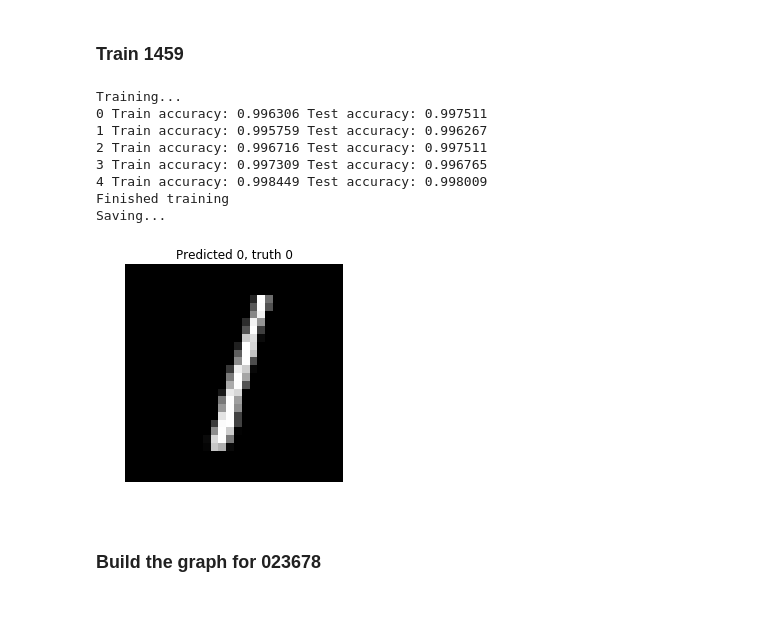
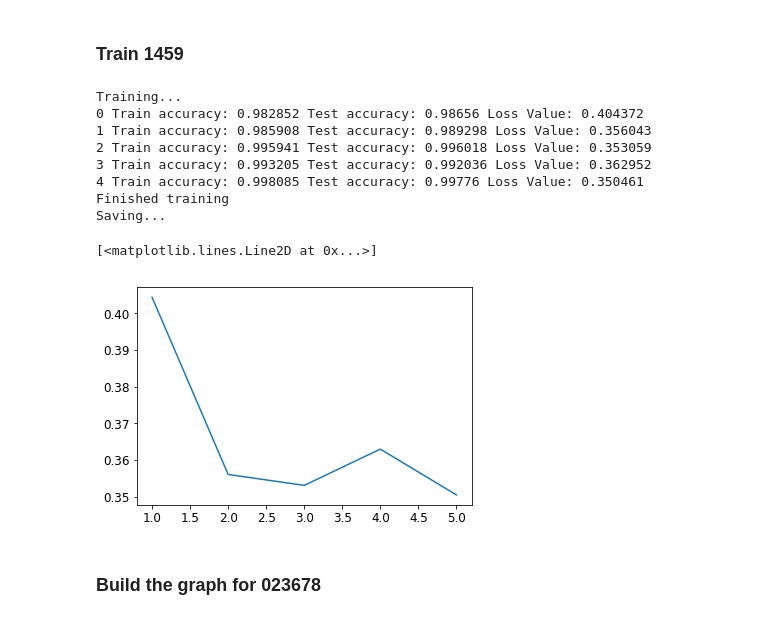
Before and after one commit to raghunanj/ComputerVisionBasics, a Jupyter notebook: 7-CNNs_and_TransferLearning/mnist_transfer_learningskeleton.ipynb, the cells around one changed output. Saved outputs shown, nothing was run; the diff lists cells and outputs as text; code cells hidden in the pictures.

Commit message:
Final notebook after all modifications and dropout

```diff
--- a/7-CNNs_and_TransferLearning/mnist_transfer_learningskeleton.ipynb
+++ b/7-CNNs_and_TransferLearning/mnist_transfer_learningskeleton.ipynb
@@ -202,26 +202,29 @@ with tf.name_scope("inputs"):
     y = tf.placeholder(tf.int32, shape=[None], name="y")
 
 with tf.name_scope("conv"):
-    conv1 = tf.layers.conv2d(X_reshaped, kernel_size=[5, 5],filters=32, strides=1,activation=tf.nn.relu,padding='SAME')
+    conv1 = tf.layers.conv2d(X_reshaped, kernel_size=[3, 3],filters=4, strides=1,activation=tf.nn.relu,padding='SAME')
+    conv1 = tf.layers.dropout(conv1, rate=0.1)
     # Bias and rectified linear non-linearity.
     #relu = tf.nn.relu(tf.nn.bias_add(conv1, conv1_biases))
-    pool1 = tf.layers.max_pooling2d(inputs=conv1, pool_size=[2, 2], strides=2)
-    conv2 = tf.layers.conv2d(pool1, kernel_size=[5, 5],filters=64, strides=1,activation=tf.nn.relu,padding='SAME')
+    #pool1 = tf.layers.max_pooling2d(inputs=conv1, pool_size=[2, 2], strides=2)
+    conv2 = tf.layers.conv2d(conv1, kernel_size=[3, 3],filters=8, strides=2,activation=tf.nn.relu,padding='SAME')
+    conv2 = tf.layers.dropout(conv2, rate=0.1)
     #relu2 = tf.nn.relu(tf.nn.bias_add(conv2, conv2_biases))
 
 
 with tf.name_scope("pool3"):
-    pool3 = tf.layers.max_pooling2d(inputs=conv2, pool_size=[2, 2], strides=2)
-    pool3_flat = tf.reshape(pool3, [-1, 7 * 7 * 64])
+    pool3 = tf.nn.max_pool(conv2, [1, 2, 2, 1], [1, 2, 2, 1], padding="VALID")
+    pool3_flat = tf.reshape(pool3, [-1, 7 * 7 * 8])
 
 with tf.name_scope("fc1"):
-    fc1 = tf.layers.dense(pool3_flat, 16, name="fc1", activation=tf.nn.relu)
+    fc1 = tf.layers.dense(pool3_flat, 128, name="fc1", activation=tf.nn.relu)
+    fc1 = tf.layers.dropout(fc1, rate=0.1)
 
 with tf.name_scope("fc2"):
-    fc2 = tf.layers.dense(fc1, 10, name = "fc2", activation = tf.nn.relu)
+    fc2 = tf.layers.dense(fc1, 64, name = "fc2", activation = tf.nn.relu)
 
 with tf.name_scope("output"):
-    logits = tf.layers.dense(fc2,4, name = "logits", activation = tf.nn.relu)
+    logits = tf.layers.dense(fc2,4, name = "logits",activation = tf.nn.relu )
     Y_proba = tf.nn.softmax(logits, name = "Y_proba")
 
 with tf.name_scope("train"):
@@ -242,6 +245,7 @@ with tf.name_scope("init_and_save"):
 # %%
 n_epochs = 5
 batch_size = 10
+LossV = []
 
 print("Training...")
 with tf.Session() as sess:
@@ -263,26 +267,32 @@ with tf.Session() as sess:
 
         acc_train = accuracy.eval(feed_dict={X: X_1459_train, y: y_1459_train})
         acc_test = accuracy.eval(feed_dict={X: X_1459_test, y: y_1459_test})
-        print(epoch, "Train accuracy:", acc_train, "Test accuracy:", acc_test)
-
+        loss_val, inferred = sess.run([loss, Y_proba], feed_dict={X: X_1459_test, y: y_1459_test})
+        LossV.append(loss_val)
+        print(epoch, "Train accuracy:", acc_train, "Test accuracy:", acc_test, "Loss Value:" , loss_val)
     print("Finished training")
 
     print("Saving...")
     save_path = saver.save(sess, "./my_model_1459.ckpt")
 
     # for example
-    inferred = sess.run(Y_proba, feed_dict={X: [X_1459_test[0]]})
-    plot_image(X_1459_test[0].reshape(28,28), "Predicted %d, truth %d"%(np.argmax(inferred), y_1459_test[0]))
+    #inferred = sess.run(Y_proba, feed_dict={X: [X_1459_test[0]]})
+    #plot_image(X_1459_test[0].reshape(28,28), "Predicted %d, truth %d"%(np.argmax(inferred), y_1459_test[0]))
 # %% [output]
 Training...
-0 Train accuracy: 0.996306 Test accuracy: 0.997511
-1 Train accuracy: 0.995759 Test accuracy: 0.996267
-2 Train accuracy: 0.996716 Test accuracy: 0.997511
-3 Train accuracy: 0.997309 Test accuracy: 0.996765
-4 Train accuracy: 0.998449 Test accuracy: 0.998009
+0 Train accuracy: 0.982852 Test accuracy: 0.98656 Loss Value: 0.404372
+1 Train accuracy: 0.985908 Test accuracy: 0.989298 Loss Value: 0.356043
+2 Train accuracy: 0.995941 Test accuracy: 0.996018 Loss Value: 0.353059
+3 Train accuracy: 0.993205 Test accuracy: 0.992036 Loss Value: 0.362952
+4 Train accuracy: 0.998085 Test accuracy: 0.99776 Loss Value: 0.350461
 Finished training
 Saving...
-[figure, removed]
+# %%
+X = [1,2,3,4,5]
+plt.plot(X, LossV)
+# %% [output]
+[<matplotlib.lines.Line2D at 0x...>]
+[figure, added]
 # %% [markdown]
 ### Build the graph for 023678
 # %%
```
Also changed, not shown: parts of 6 cells of this notebook, 1 other file.
